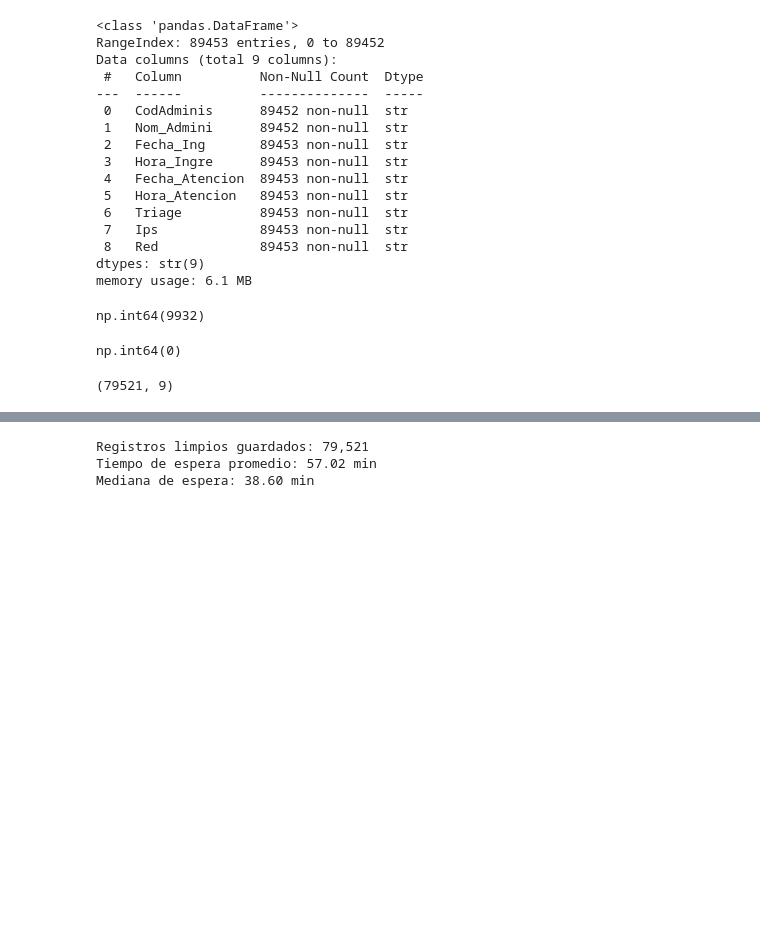
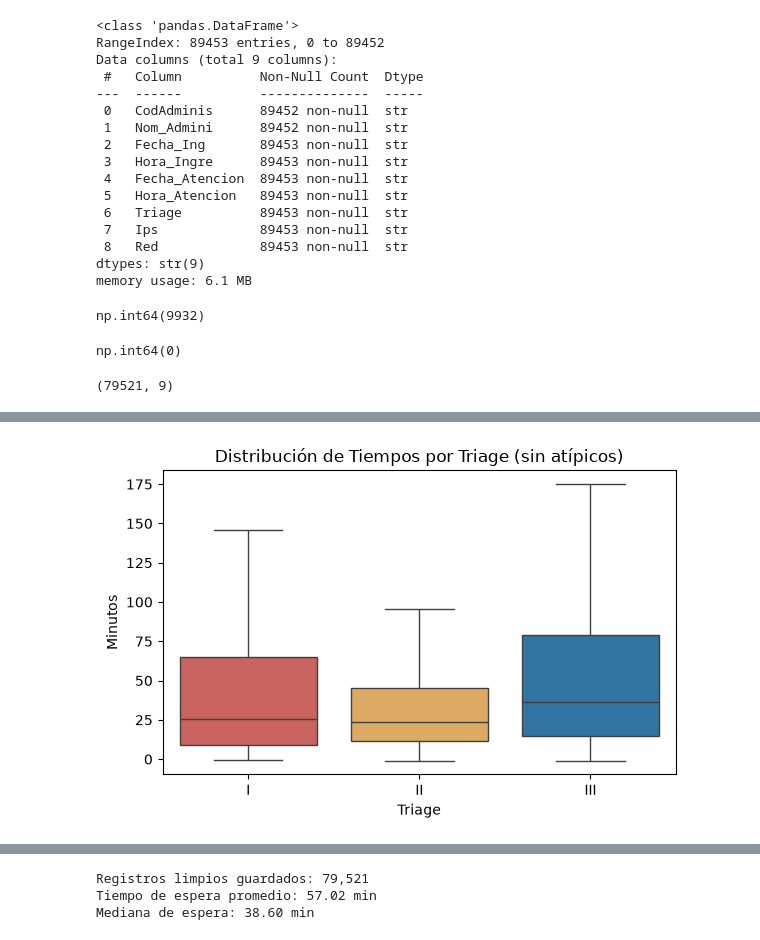
Before and after one commit to BreinerNavarro/proyecto_analitica_2, a Jupyter notebook: notebooks/analisis_final.ipynb, the cells around one changed output, grey strips where cells are left out. Cells and saved outputs as stored; diff of their text form; code cells hidden in the pictures; blank space fills up the shorter version.

```diff
--- a/notebooks/analisis_final.ipynb
+++ b/notebooks/analisis_final.ipynb
@@ -111,3 +133,19 @@ data['tiempo_entre_llegadas_min'] = (data.groupby('Ips')['dt_ingreso'].diff().dt
+# %%
+plt.figure(figsize=(6, 4))
+ax = sns.boxplot(
+    data=df_t123, x="Triage", y="tiempo_espera_min",
+    order=["I", "II", "III"], showfliers=False,
+    hue="Triage", dodge=False, palette=colores
+)
+if ax.get_legend():
+    ax.get_legend().remove()
+
+plt.title("Distribución de Tiempos por Triage (sin atípicos)")
+plt.ylabel("Minutos")
+plt.tight_layout()
+plt.show()
+# %% [output]
+[figure, added]
 # %%
 # Seleccionamos columnas finales limpias
 
```
Also changed, not shown: parts of 3 cells of this notebook, 2 other files.
